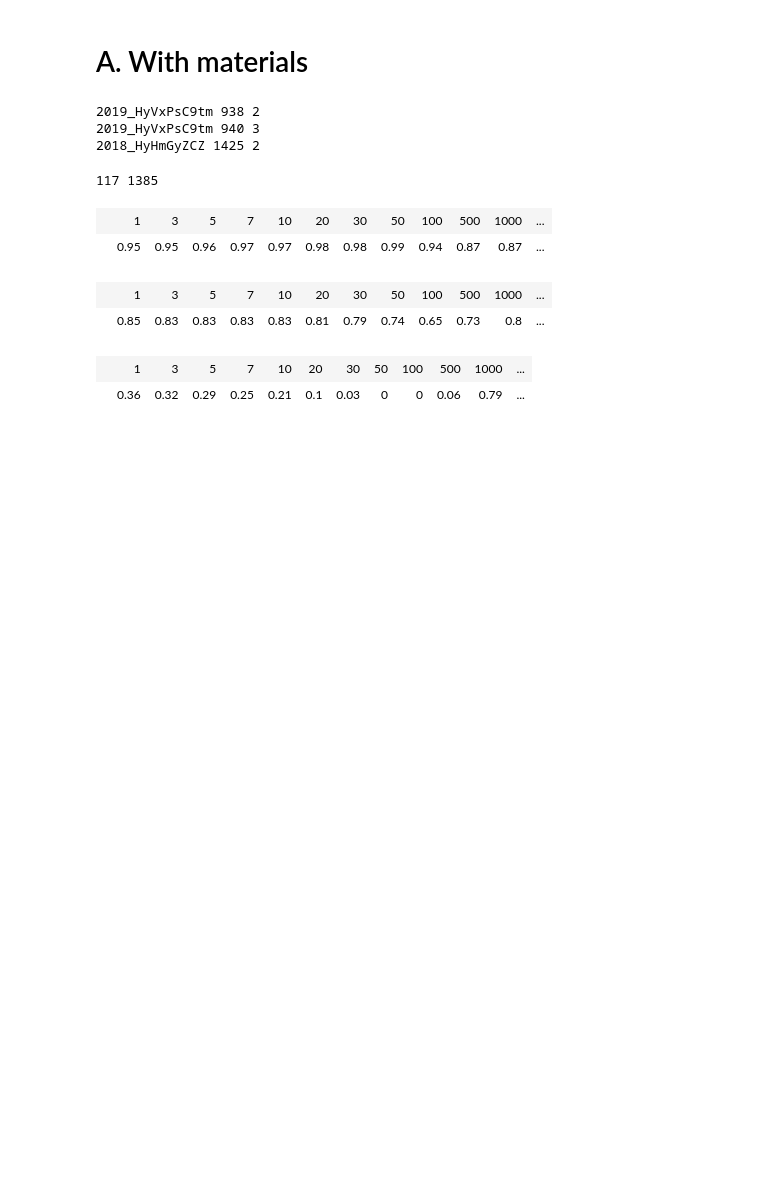
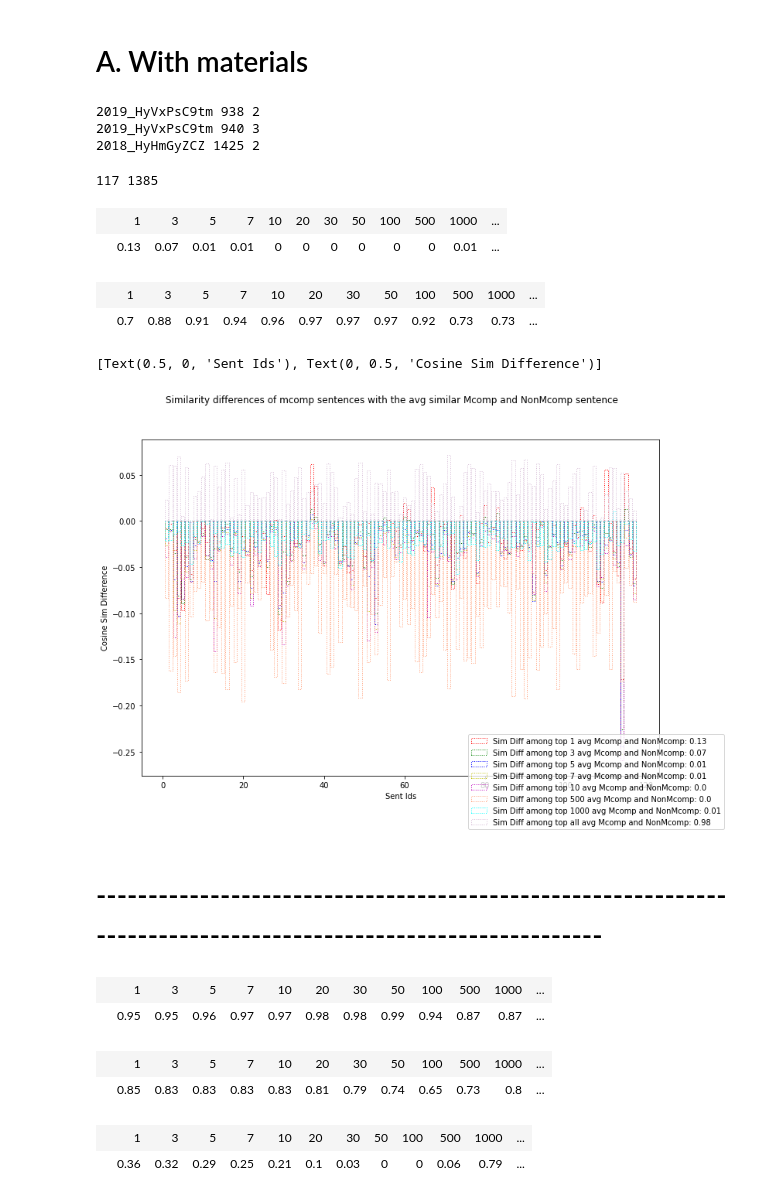
Before and after one commit to shruti-singh/meaningful-comparison, a Jupyter notebook: mcomp_text_extraction/Exp5A_5-SimilarityMCWithEntitiesMasked.ipynb, the cells around one changed output. Drawn from its saved outputs; the diff is of its cells as text; code cells hidden in the pictures; blank space fills up the shorter version.

```diff
--- a/mcomp_text_extraction/Exp5A_5-SimilarityMCWithEntitiesMasked.ipynb
+++ b/mcomp_text_extraction/Exp5A_5-SimilarityMCWithEntitiesMasked.ipynb
@@ -206,7 +234,7 @@ for pid in gt_dict:
 
     for mcs in gt_dict[pid]["not_mcomp"]:
         try:
-            masked_sent = df.loc[mcs]["Sent"] #NEW
+            masked_sent = mask_entities(df.loc[mcs]["Sent"]) #NEW
             #masked_sent = df.loc[mcs]["Sent"] #OLD
             vec = embed_text_using_roberta(masked_sent).mean(1).detach().numpy()
             roberta_vectors[pid][mcs] = vec / norm(vec)
@@ -290,6 +318,58 @@ for sid in sim_with_mcomp:
     for vv in mean_at_k:
         diff12[str(vv)].append(sim_with_mcomp[sid]["mean_{}".format(vv)] - sim_with_not_mcomp[sid]["mean_{}".format(vv)])
         diff13[str(vv)].append(sim_with_mcomp[sid]["mean_{}".format(vv)] - sim_with_notmcomp_paper_sents[sid]["mean_{}".format(vv)])
+# %%
+# NEW - diff12 (Actual result after bug fix)
+
+res_table = [[""] + mean_at_k, [""]]
+
+for val in mean_at_k:
+#     print(sum(i > 0 for i in diff12[val]), len(diff12[val]))
+    v1 = round(sum(i > 0 for i in diff12[val])/len(diff12[val]), 2)
+    res_table[1].append(v1)
+
+display(HTML(tabulate.tabulate(res_table, tablefmt='html')))
+# %% [output]
+|  | 1 | 3 | 5 | 7 | 10 | 20 | 30 | 50 | 100 | 500 | 1000 | ... |
+|  | 0.13 | 0.07 | 0.01 | 0.01 | 0 | 0 | 0 | 0 | 0 | 0 | 0.01 | ... |
+# %%
+# NEW - diff13 (Actual result after bug fix)
+
+res_table = [[""] + mean_at_k, [""]]
+
+for val in mean_at_k:
+    v1 = round(sum(i > 0 for i in diff13[val])/len(diff13[val]), 2)
+    res_table[1].append(v1)
+
+display(HTML(tabulate.tabulate(res_table, tablefmt='html')))
+# %% [output]
+|  | 1 | 3 | 5 | 7 | 10 | 20 | 30 | 50 | 100 | 500 | 1000 | ... |
+|  | 0.7 | 0.88 | 0.91 | 0.94 | 0.96 | 0.97 | 0.97 | 0.97 | 0.92 | 0.73 | 0.73 | ... |
+# %%
+fig, axs = plt.subplots(1, 1, sharey=True, figsize=(12,8))
+cols = ['r', 'g', 'b', 'y', 'm', 'lightsalmon', 'aqua', 'thistle']
+cols_idx = 0
+
+# for mean_of_k in ["all", "10", "20", "50", "100", "500", "1000", "1380"]: #+ mean_at_k:
+for mean_of_k in ["1", "3", "5", "7", "10", "500", "1000", "all"]:
+    v1 = round(sum(i > 0 for i in diff12[mean_of_k])/len(diff12[mean_of_k]), 2)
+    rects1 = axs.bar(list(range(1,len(diff12[mean_of_k])+1)), diff12[mean_of_k], fill=False,
+                     edgecolor=cols[cols_idx], linestyle='dotted',
+                     label="Sim Diff among top {} avg Mcomp and NonMcomp: {}".format(mean_of_k, v1))
+    cols_idx += 1
+
+
+fig.suptitle("Similarity differences of mcomp sentences with the avg similar Mcomp and NonMcomp sentence")
+
+handles, labels = axs.get_legend_handles_labels()
+fig.legend(handles, labels, loc='lower right')
+
+plt.setp(axs, xlabel="Sent Ids", ylabel="Cosine Sim Difference")
+# %% [output]
+[Text(0.5, 0, 'Sent Ids'), Text(0, 0.5, 'Cosine Sim Difference')]
+[figure, added]
+# %% [markdown]
+# --------------------------------------------------------------------------------------------------------------
 # %%
 # NEW - diff13
 
```
Also changed, not shown: parts of 3 cells of this notebook.
